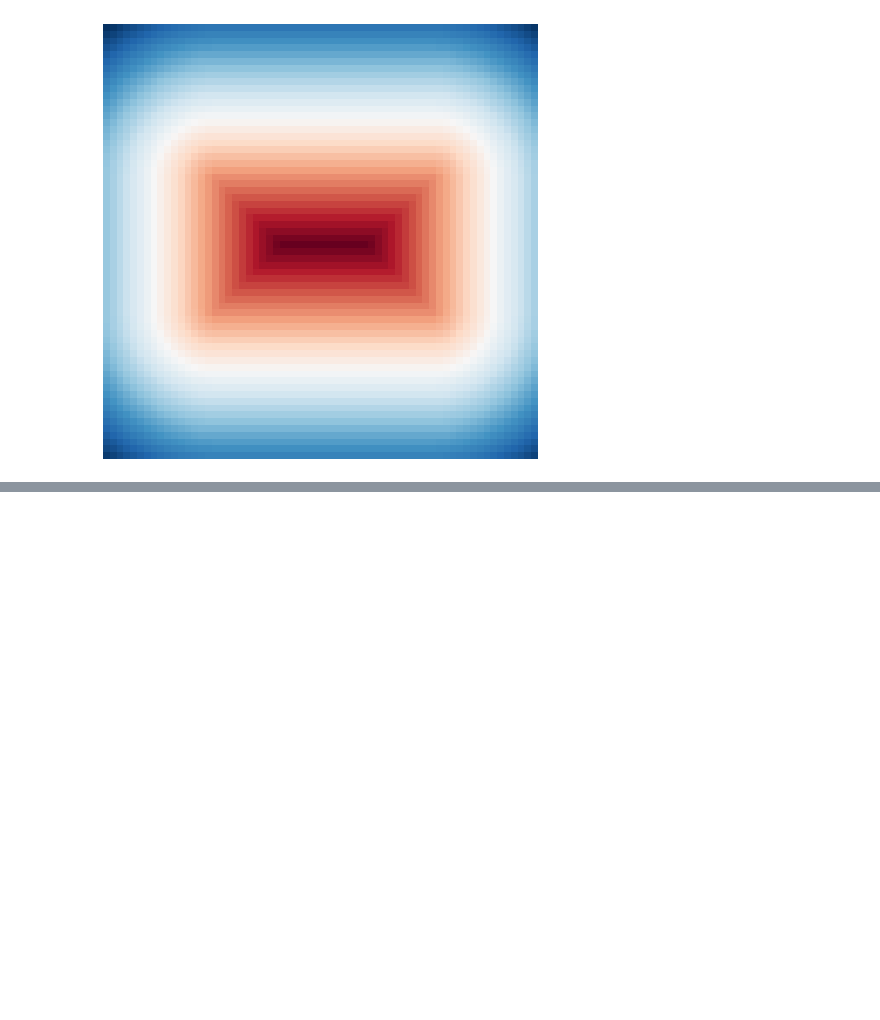
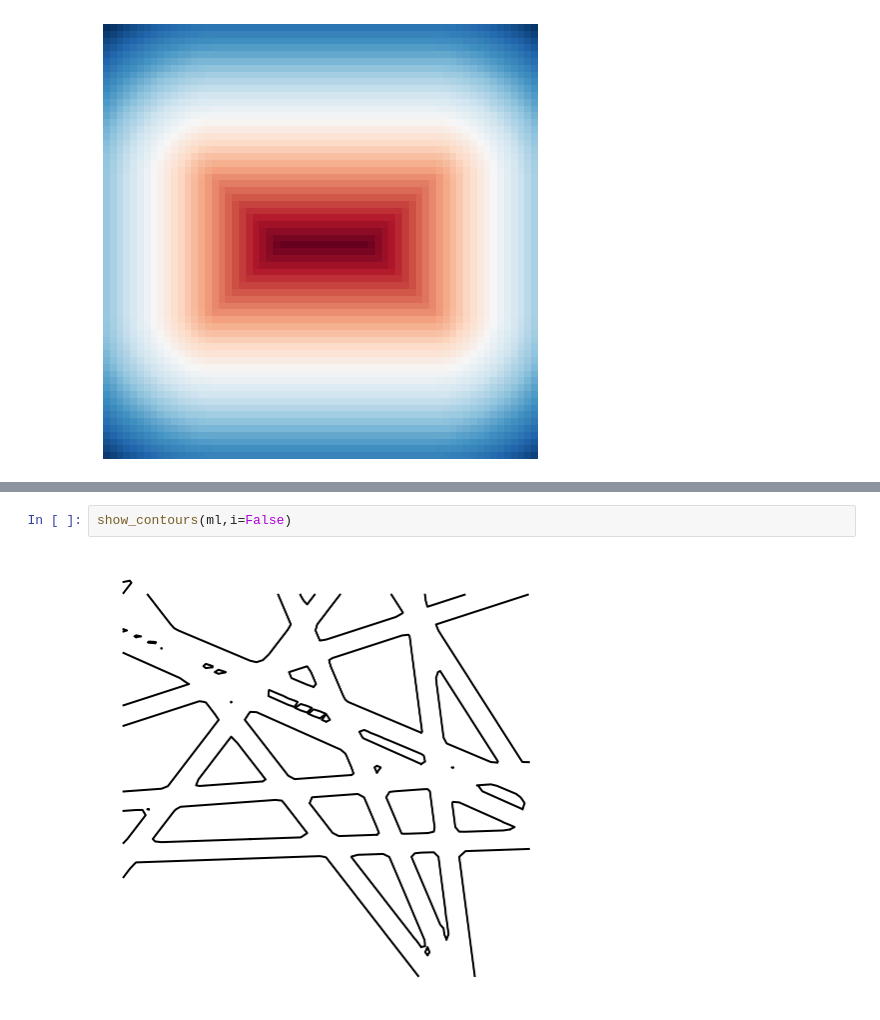
Before and after one commit to compas-teaching/ITA19, a Jupyter notebook: modules/module8/volmod.ipynb, the cells around one changed output, grey strips where cells are left out. Cells and saved outputs as stored; diff of their text form; blank space fills up the shorter version.

```diff
--- a/modules/module8/volmod.ipynb
+++ b/modules/module8/volmod.ipynb
@@ -468,0 +539,4 @@ plt.imshow(rm, cmap='RdBu')
+# %%
+show_contours(ml,i=False)
+# %% [output]
+[figure, added]
```
Also changed, not shown: parts of 16 cells of this notebook, 4 other files.
